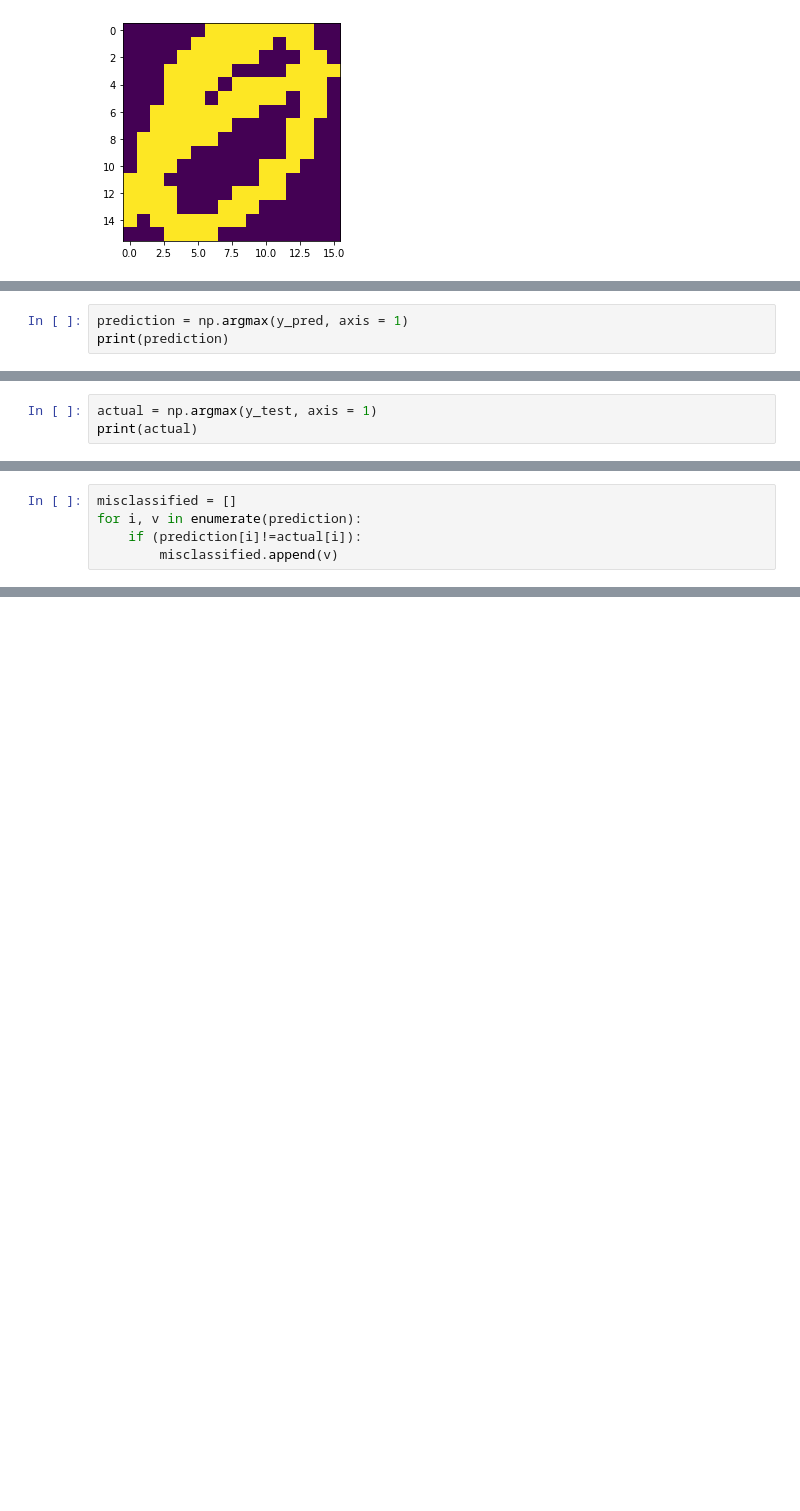
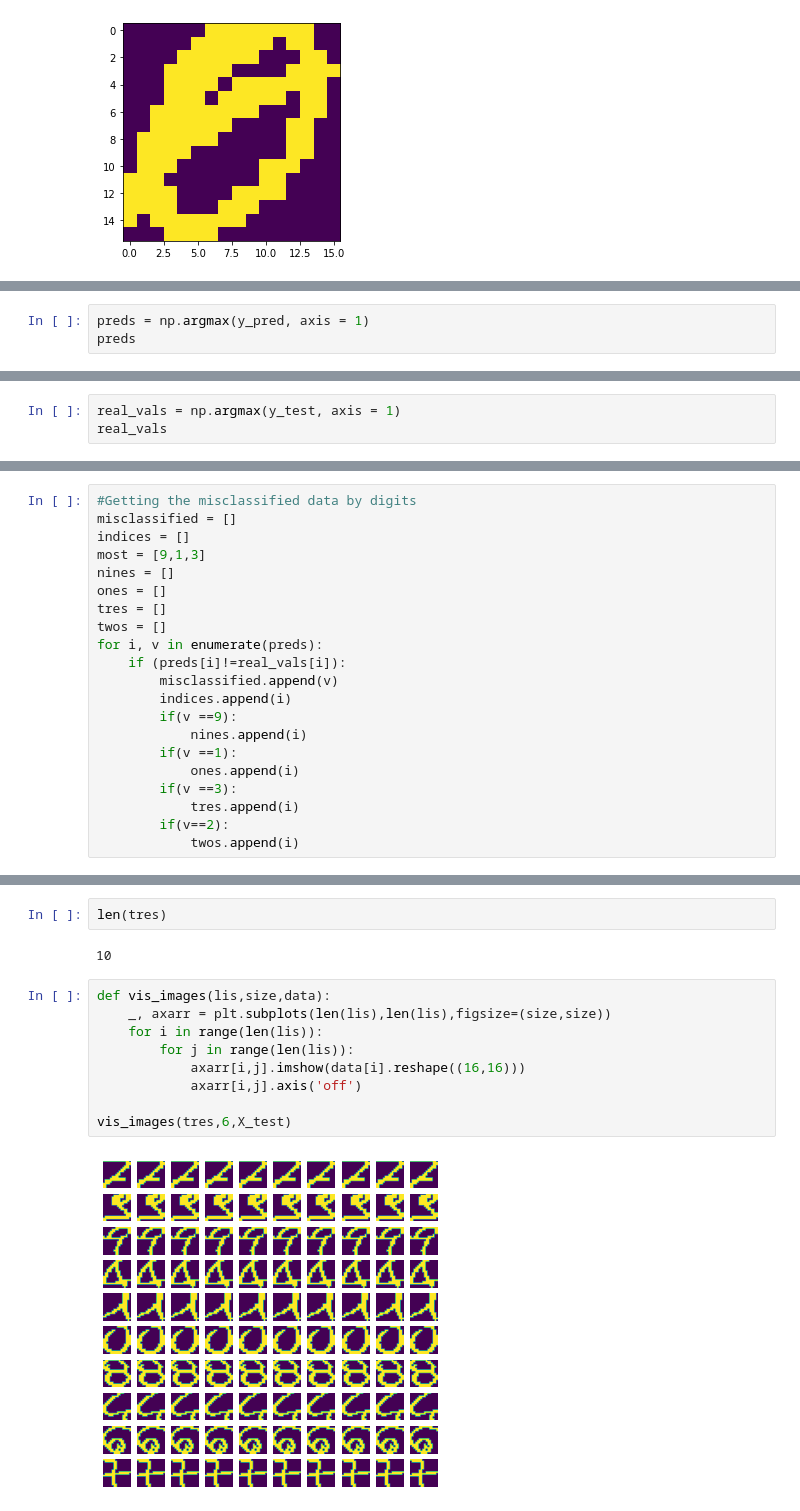
Before and after one commit to mosemb/Assignments_Wellbeing-Technologies, a Jupyter notebook: Assignment3/Assignment_3.ipynb, the cells around one changed output, grey strips where cells are left out. Drawn from its saved outputs; the diff is of its cells as text; blank space fills up the shorter version.

```diff
--- a/Assignment3/Assignment_3.ipynb
+++ b/Assignment3/Assignment_3.ipynb
@@ -650,4 +589,4 @@ Test loss: 0.3339427411556244
 # %%
-prediction = np.argmax(y_pred, axis = 1)
-print(prediction)
+preds = np.argmax(y_pred, axis = 1)
+preds
 # %% [output]
@@ -667,4 +610,4 @@ print(prediction)
 # %%
-actual = np.argmax(y_test, axis = 1)
-print(actual)
+real_vals = np.argmax(y_test, axis = 1)
+real_vals
 # %% [output]
@@ -684,5 +631,21 @@ print(actual)
-# %%
-misclassified = []
-for i, v in enumerate(prediction):
-    if (prediction[i]!=actual[i]):
-        misclassified.append(v)
+# %%
+#Getting the misclassified data by digits
+misclassified = []
+indices = []
+most = [9,1,3]
+nines = []
+ones = []
+tres = []
+twos = []
+for i, v in enumerate(preds):
+    if (preds[i]!=real_vals[i]):
+        misclassified.append(v)
+        indices.append(i)
+        if(v ==9):
+            nines.append(i)
+        if(v ==1):
+            ones.append(i)
+        if(v ==3):
+            tres.append(i)
+        if(v==2):
+            twos.append(i)
@@ -694,0 +672,15 @@ array([3, 3, 9, 2, 4, 6, 9, 2, 9, 3, 2, 1, 8, 9, 3, 3, 2, 9, 4, 9, 1, 9,
+# %%
+len(tres)
+# %% [output]
+10
+# %%
+def vis_images(lis,size,data):
+    _, axarr = plt.subplots(len(lis),len(lis),figsize=(size,size))
+    for i in range(len(lis)):
+        for j in range(len(lis)):
+            axarr[i,j].imshow(data[i].reshape((16,16)))
+            axarr[i,j].axis('off')
+
+vis_images(tres,6,X_test)
+# %% [output]
+[figure, added]
```
Also changed, not shown: parts of 43 cells of this notebook, 2 other files.
